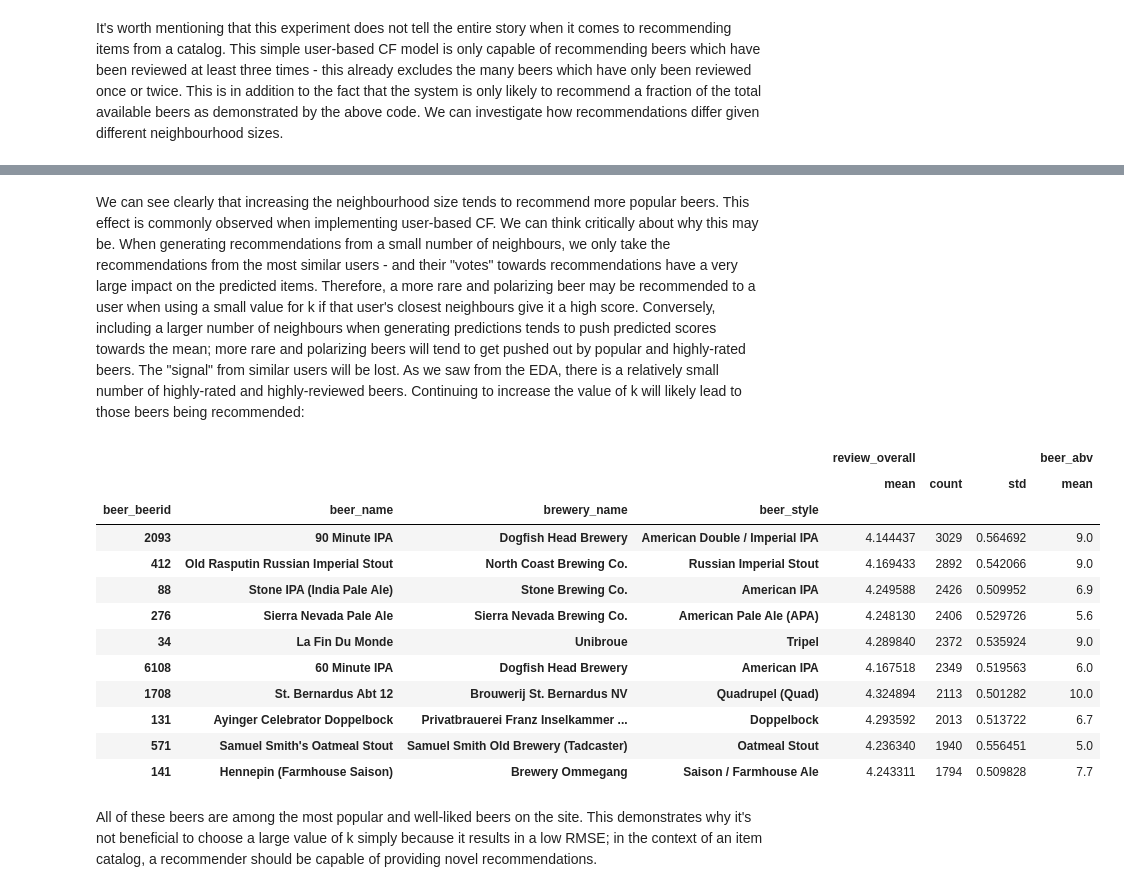
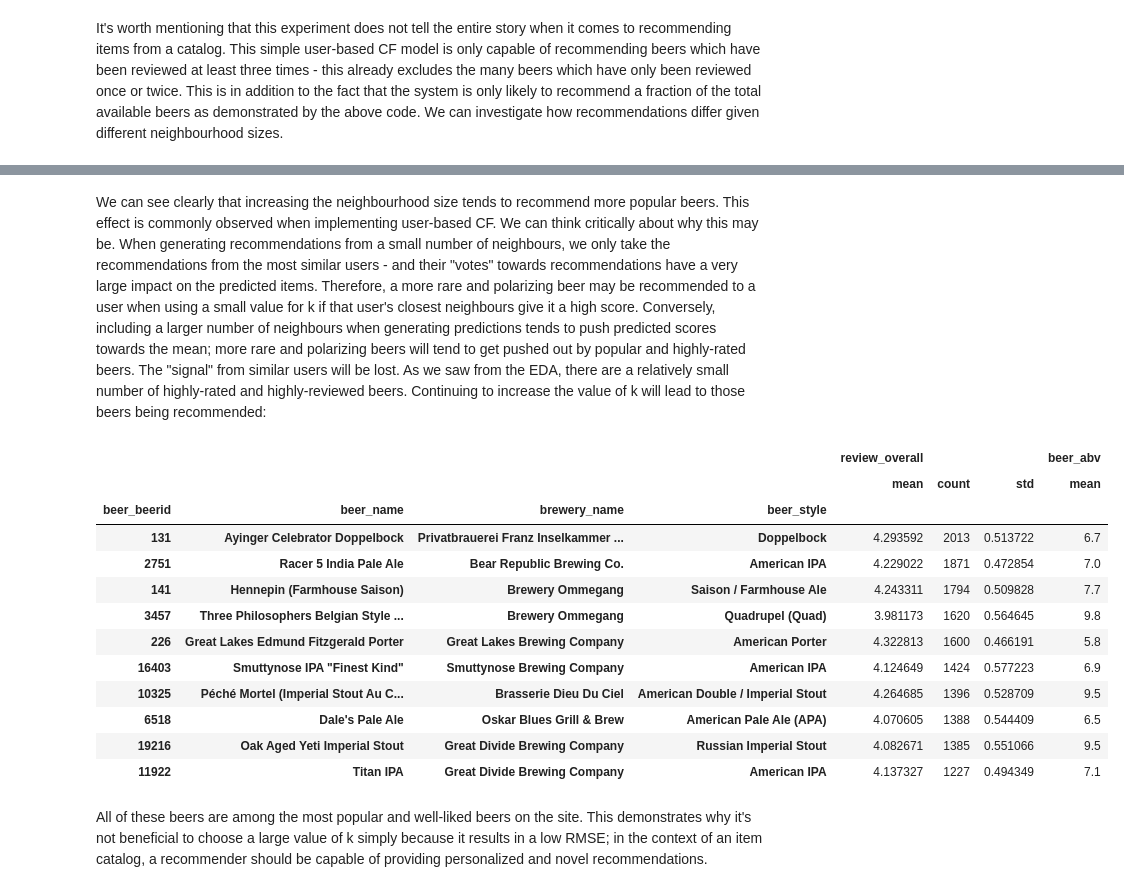
Before and after one commit to LucasLyons/Beer-Project, a Jupyter notebook: Model-Training.ipynb, the cells around one changed output, grey strips where cells are left out. Cells and saved outputs as stored; diff of their text form; code cells hidden in the pictures.

```diff
--- a/Model-Training.ipynb
+++ b/Model-Training.ipynb
@@ -225,8 +233,14 @@ def evaluate_k(train, validation, similarity, mean_scores, k):
 # %%
 # let's experiment with different values of k
 k_values = [3, 5, 10, 20, 50, 100]
-train, validation, similarity, mean_scores = ui_csr, validation, cos_sim, mean_scores
+train, validation, similarity, user_mean_scores = (
+    ui_csr, validation, cos_sim, user_mean_scores
+    )
 for k in k_values:
+    RMSE, MAE = evaluate_k(train, validation, similarity, user_mean_scores, k)
     print(f'The RMSE for user-based CF with {k}-NN is \
-          {evaluate_k(train, validation, similarity, mean_scores, k)}')
+          {RMSE}')
+    print(f'The MAE for user-based CF with {k}-NN is \
+          {MAE}')
+    print('\n')
 # %% [output]
@@ -240,7 +265,7 @@ The RMSE for user-based CF with 100-NN is           0.7591672808836532
 #### Top-N predictions
 We're not only interested in prediction accuracy; we'd also like to know how effective our algorithm is at predicting novel or less popular items. To measure this, we'll look at the top-N items as calculated by taking the $N$ items for a user with the highest predicted ratings. To avoid interminable runtime, we'll use a a fast matrix-based function which precomputes the most similar neighbours for each user (not for a user-item pair).
 # %%
-def predict_top_N_fast(user, train, similarity, mean_scores, k=10, N=10):
+def predict_top_N_fast(user, train, similarity, user_mean_scores, k=10, N=10):
     """
     Fast top-N prediction using user-based CF with vectorized matrix ops.
 
@@ -248,7 +273,7 @@ def predict_top_N_fast(user, train, similarity, mean_scores, k=10, N=10):
     - user: target user index
     - train: CSR matrix of shape (n_users, n_items)
     - similarity: (n_users, n_users) sparse matrix or dense array
-    - mean_scores: array of user mean ratings
+    - user_mean_scores: array of user mean ratings
     - k: number of nearest neighbours
     - N: number of top items to return
 
@@ -262,14 +287,14 @@ def predict_top_N_fast(user, train, similarity, mean_scores, k=10, N=10):
 
     # 2. Get their ratings and mean-center
     ratings = train[topk_idx, :].toarray()  # shape: (k, n_items)
-    means = mean_scores[topk_idx][:, np.newaxis]
+    means = user_mean_scores[topk_idx][:, np.newaxis]
     ratings_centered = ratings - means  # shape: (k, n_items)
 
     # 3. Weighted sum of centered ratings
     numerator = topk_sims @ ratings_centered  # shape: (n_items,)
     denominator = np.sum(np.abs(topk_sims)) + 1e-8  # to avoid div by 0
 
-    preds = mean_scores[user] + numerator / denominator  # shape: (n_items,)
+    preds = user_mean_scores[user] + numerator / denominator  # shape: (n_items,)
 
     # 4. Mask out already rated items
     rated_items = train[user, :].nonzero()[1]
@@ -285,7 +310,7 @@ N = 10
 for k in k_values:
     recommended_beers = set()
     for user in range(ui_csr.shape[0]):
-        preds = predict_top_N_fast(user, train, similarity, mean_scores, k, N)
+        preds = predict_top_N_fast(user, train, similarity, user_mean_scores, k, N)
         # update the set of recommended beers
         recommended_beers.update(preds)
     print(f'For k = {k} nearest neighbours and top-{N} beers recommended:')
@@ -308,17 +333,18 @@ This corresponds to 14.83%         of all beers in the training matrix.
 # %% [markdown]
 It's worth mentioning that this experiment does not tell the entire story when it comes to recommending items from a catalog. This simple user-based CF model is only capable of recommending beers which have been reviewed at least three times - this already excludes the many beers which have only been reviewed once or twice. This is in addition to the fact that the system is only likely to recommend a fraction of the total available beers as demonstrated by the above code. We can investigate how recommendations differ given different neighbourhood sizes.
 # %%
-def get_top_N_beers(user, train, similarity, mean_scores, baseline, k = 3, N = 5):
+def get_top_N_beers(user, train, similarity, user_mean_scores, baseline, k = 3, N = 5):
     #predict top 5 beers with 3 neighbours
-    preds = predict_top_N_fast(user, train, similarity, mean_scores, k, N)
+    preds = predict_top_N_fast(user, train, similarity, user_mean_scores, k, N)
     # get item dict. mappings
     beer_ids = item_encoder.inverse_transform(preds)
     # get some aggregate statistics
-    return baseline[baseline['beer_beerid'].isin(beer_ids)].groupby([
+    top_N = baseline[baseline['beer_beerid'].isin(beer_ids)].groupby([
         'beer_beerid', 'beer_name', 'brewery_name', 'beer_style'], group_keys=False).agg(
             {'review_overall': ['mean', 'count', 'std'],
             'beer_abv': ['mean']}
         ).sort_values(by=('review_overall', 'count'), ascending=False)
+    return top_N
 # %%
 # set params
 user, k, N = 69, 3, 10
@@ -394,22 +420,22 @@ get_top_N_beers(user, ui_csr, similarity, mean_scores, baseline, k=k, N=N)
 # %% [markdown]
-We can see clearly that increasing the neighbourhood size tends to recommend more popular beers. This effect is commonly observed when implementing user-based CF. We can think critically about why this may be. When generating recommendations from a small number of neighbours, we only take the recommendations from the most similar users - and their "votes" towards recommendations have a very large impact on the predicted items. Therefore, a more rare and polarizing beer may be recommended to a user when using a small value for k if that user's closest neighbours give it a high score. Conversely, including a larger number of neighbours when generating predictions tends to push predicted scores towards the mean; more rare and polarizing beers will tend to get pushed out by popular and highly-rated beers. The "signal" from similar users will be lost. As we saw from the EDA, there is a relatively small number of highly-rated and highly-reviewed beers. Continuing to increase the value of k will likely lead to those beers being recommended:
+We can see clearly that increasing the neighbourhood size tends to recommend more popular beers. This effect is commonly observed when implementing user-based CF. We can think critically about why this may be. When generating recommendations from a small number of neighbours, we only take the recommendations from the most similar users - and their "votes" towards recommendations have a very large impact on the predicted items. Therefore, a more rare and polarizing beer may be recommended to a user when using a small value for k if that user's closest neighbours give it a high score. Conversely, including a larger number of neighbours when generating predictions tends to push predicted scores towards the mean; more rare and polarizing beers will tend to get pushed out by popular and highly-rated beers. The "signal" from similar users will be lost. As we saw from the EDA, there are a relatively small number of highly-rated and highly-reviewed beers. Continuing to increase the value of k will lead to those beers being recommended:
 # %%
 # set params, make k big
-user, k, N = 420, 150, 10
-get_top_N_beers(user, ui_csr, similarity, mean_scores, baseline, k=k, N=N)
+user, k, N = 420, 500, 10
+get_top_N_beers(user, ui_csr, similarity, user_mean_scores, baseline, k=k, N=N)
 # %% [output]
 |  |  |  |  | review_overall |  |  | beer_abv |
 |  |  |  |  | mean | count | std | mean |
 | beer_beerid | beer_name | brewery_name | beer_style |  |  |  |  |
-| 2093 | 90 Minute IPA | Dogfish Head Brewery | American Double / Imperial IPA | 4.144437 | 3029 | 0.564692 | 9.0 |
-| 412 | Old Rasputin Russian Imperial Stout | North Coast Brewing Co. | Russian Imperial Stout | 4.169433 | 2892 | 0.542066 | 9.0 |
-| 88 | Stone IPA (India Pale Ale) | Stone Brewing Co. | American IPA | 4.249588 | 2426 | 0.509952 | 6.9 |
-| 276 | Sierra Nevada Pale Ale | Sierra Nevada Brewing Co. | American Pale Ale (APA) | 4.248130 | 2406 | 0.529726 | 5.6 |
-| 34 | La Fin Du Monde | Unibroue | Tripel | 4.289840 | 2372 | 0.535924 | 9.0 |
-| 6108 | 60 Minute IPA | Dogfish Head Brewery | American IPA | 4.167518 | 2349 | 0.519563 | 6.0 |
-| 1708 | St. Bernardus Abt 12 | Brouwerij St. Bernardus NV | Quadrupel (Quad) | 4.324894 | 2113 | 0.501282 | 10.0 |
 | 131 | Ayinger Celebrator Doppelbock | Privatbrauerei Franz Inselkammer ... | Doppelbock | 4.293592 | 2013 | 0.513722 | 6.7 |
-| 571 | Samuel Smith's Oatmeal Stout | Samuel Smith Old Brewery (Tadcaster) | Oatmeal Stout | 4.236340 | 1940 | 0.556451 | 5.0 |
+| 2751 | Racer 5 India Pale Ale | Bear Republic Brewing Co. | American IPA | 4.229022 | 1871 | 0.472854 | 7.0 |
 | 141 | Hennepin (Farmhouse Saison) | Brewery Ommegang | Saison / Farmhouse Ale | 4.243311 | 1794 | 0.509828 | 7.7 |
+| 3457 | Three Philosophers Belgian Style ... | Brewery Ommegang | Quadrupel (Quad) | 3.981173 | 1620 | 0.564645 | 9.8 |
+| 226 | Great Lakes Edmund Fitzgerald Porter | Great Lakes Brewing Company | American Porter | 4.322813 | 1600 | 0.466191 | 5.8 |
+| 16403 | Smuttynose IPA "Finest Kind" | Smuttynose Brewing Company | American IPA | 4.124649 | 1424 | 0.577223 | 6.9 |
+| 10325 | Péché Mortel (Imperial Stout Au C... | Brasserie Dieu Du Ciel | American Double / Imperial Stout | 4.264685 | 1396 | 0.528709 | 9.5 |
+| 6518 | Dale's Pale Ale | Oskar Blues Grill & Brew | American Pale Ale (APA) | 4.070605 | 1388 | 0.544409 | 6.5 |
+| 19216 | Oak Aged Yeti Imperial Stout | Great Divide Brewing Company | Russian Imperial Stout | 4.082671 | 1385 | 0.551066 | 9.5 |
+| 11922 | Titan IPA | Great Divide Brewing Company | American IPA | 4.137327 | 1227 | 0.494349 | 7.1 |
 # %% [markdown]
-All of these beers are among the most popular and well-liked beers on the site. This demonstrates why it's not beneficial to choose a large value of k simply because it results in a low RMSE; in the context of an item catalog, a recommender should be capable of providing novel recommendations.
+All of these beers are among the most popular and well-liked beers on the site. This demonstrates why it's not beneficial to choose a large value of k simply because it results in a low RMSE; in the context of an item catalog, a recommender should be capable of providing personalized and novel recommendations.
```
Also changed, not shown: parts of 28 cells of this notebook, 1 other file.
